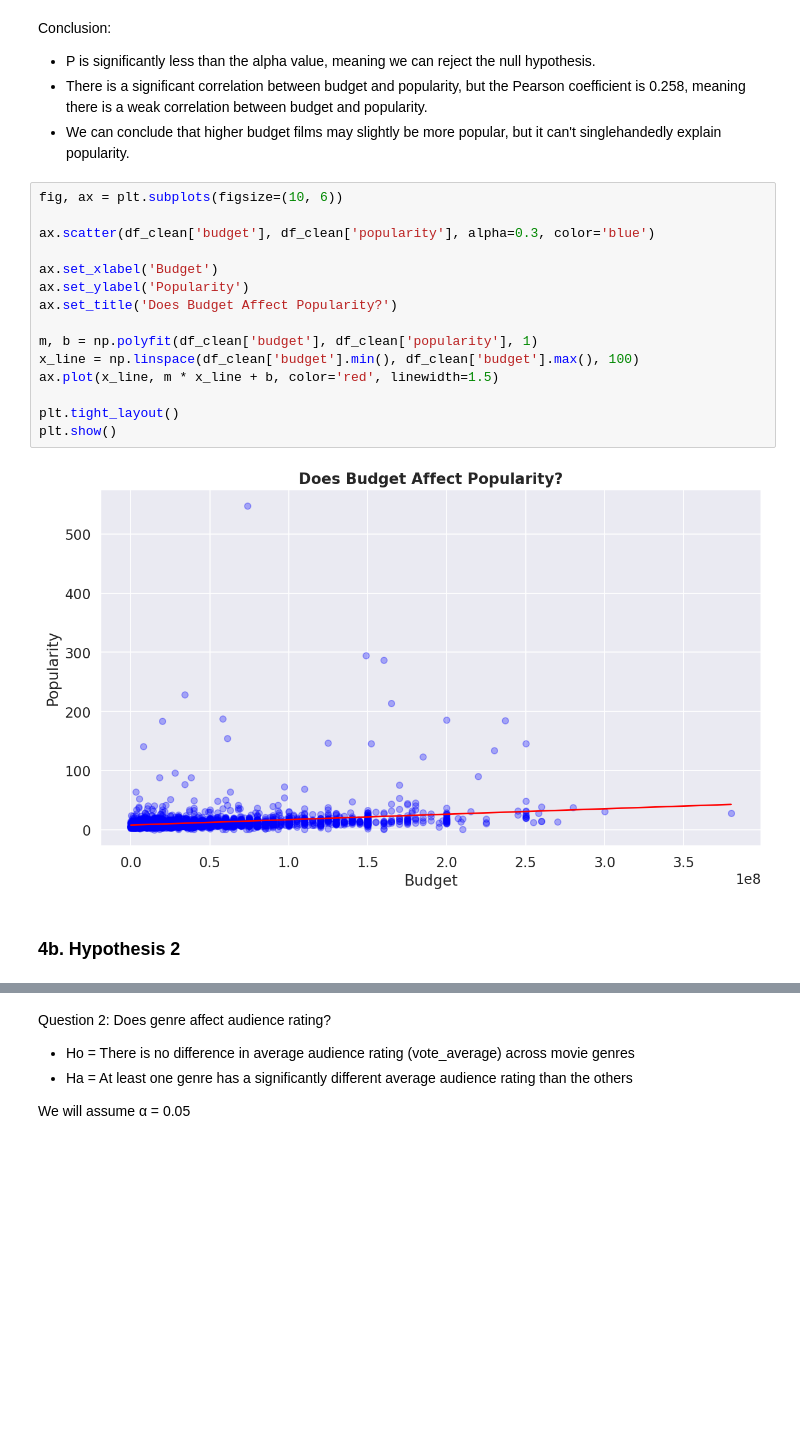
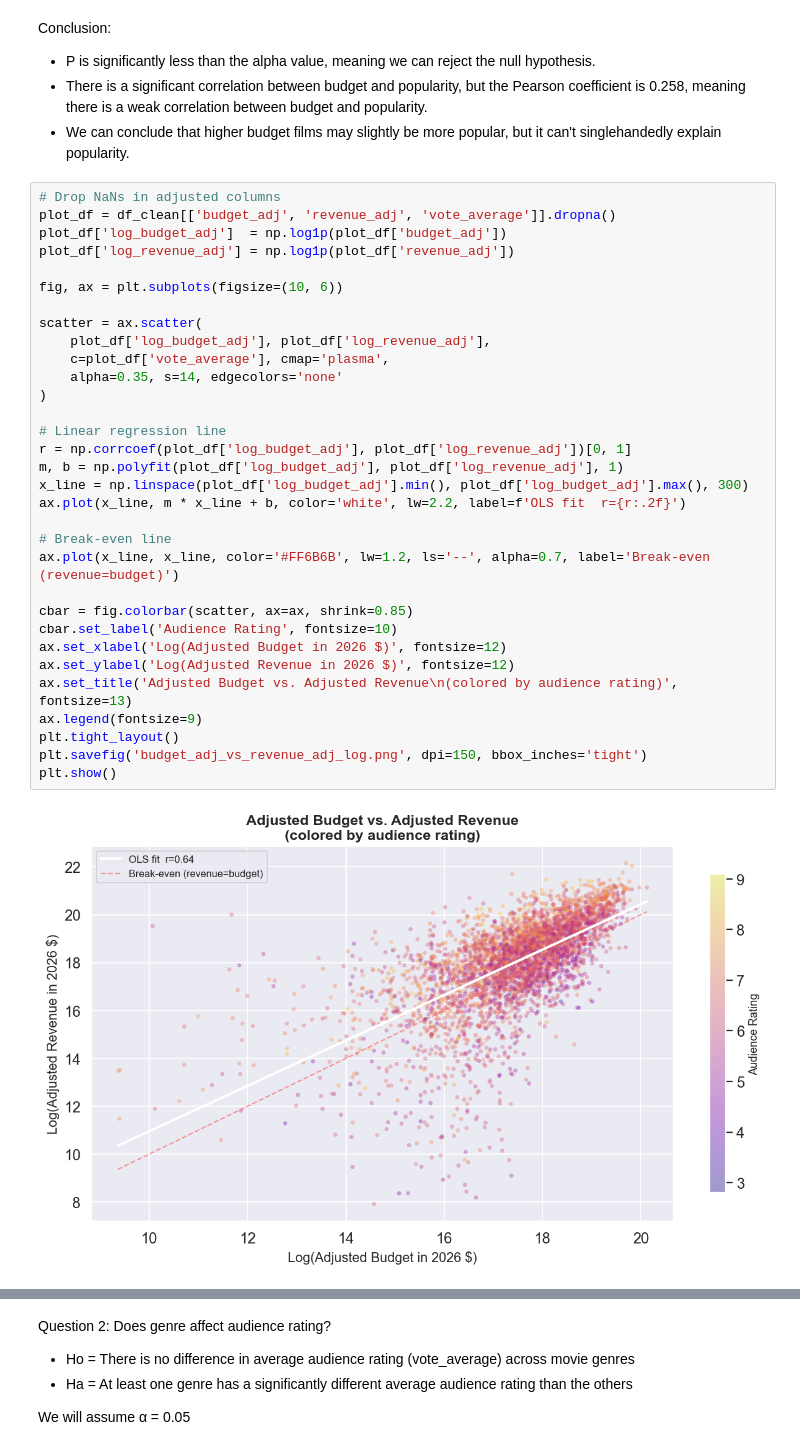
Before and after one commit to DheebhanJeganathan06/CMSC320-Final-Project, a Jupyter notebook: cmsc_320_final_project_checkpoint_2.ipynb, the cells around one changed output, grey strips where cells are left out. Saved outputs shown, nothing was run; the diff lists cells and outputs as text; blank space fills up the shorter version.

```diff
--- a/cmsc_320_final_project_checkpoint_2.ipynb
+++ b/cmsc_320_final_project_checkpoint_2.ipynb
@@ -264,22 +360,37 @@ Conclusion:
 *  P is significantly less than the alpha value, meaning we can reject the null hypothesis.
 *  There is a significant correlation between budget and popularity, but the Pearson coefficient is 0.258, meaning there is a weak correlation between budget and popularity.
 *  We can conclude that higher budget films may slightly be more popular, but it can't singlehandedly explain popularity.
-# %%
-fig, ax = plt.subplots(figsize=(10, 6))
-
-ax.scatter(df_clean['budget'], df_clean['popularity'], alpha=0.3, color='blue')
-
-ax.set_xlabel('Budget')
-ax.set_ylabel('Popularity')
-ax.set_title('Does Budget Affect Popularity?')
-
-m, b = np.polyfit(df_clean['budget'], df_clean['popularity'], 1)
-x_line = np.linspace(df_clean['budget'].min(), df_clean['budget'].max(), 100)
-ax.plot(x_line, m * x_line + b, color='red', linewidth=1.5)
-
-plt.tight_layout()
-plt.show()
-# %% [output]
-[figure, removed]
-# %% [markdown]
-### 4b. Hypothesis 2
+# %%
+# Drop NaNs in adjusted columns
+plot_df = df_clean[['budget_adj', 'revenue_adj', 'vote_average']].dropna()
+plot_df['log_budget_adj']  = np.log1p(plot_df['budget_adj'])
+plot_df['log_revenue_adj'] = np.log1p(plot_df['revenue_adj'])
+
+fig, ax = plt.subplots(figsize=(10, 6))
+
+scatter = ax.scatter(
+    plot_df['log_budget_adj'], plot_df['log_revenue_adj'],
+    c=plot_df['vote_average'], cmap='plasma',
+    alpha=0.35, s=14, edgecolors='none'
+)
+
+# Linear regression line
+r = np.corrcoef(plot_df['log_budget_adj'], plot_df['log_revenue_adj'])[0, 1]
+m, b = np.polyfit(plot_df['log_budget_adj'], plot_df['log_revenue_adj'], 1)
+x_line = np.linspace(plot_df['log_budget_adj'].min(), plot_df['log_budget_adj'].max(), 300)
+ax.plot(x_line, m * x_line + b, color='white', lw=2.2, label=f'OLS fit  r={r:.2f}')
+
+# Break-even line
+ax.plot(x_line, x_line, color='#FF6B6B', lw=1.2, ls='--', alpha=0.7, label='Break-even (revenue=budget)')
+
+cbar = fig.colorbar(scatter, ax=ax, shrink=0.85)
+cbar.set_label('Audience Rating', fontsize=10)
+ax.set_xlabel('Log(Adjusted Budget in 2026 $)', fontsize=12)
+ax.set_ylabel('Log(Adjusted Revenue in 2026 $)', fontsize=12)
+ax.set_title('Adjusted Budget vs. Adjusted Revenue\n(colored by audience rating)', fontsize=13)
+ax.legend(fontsize=9)
+plt.tight_layout()
+plt.savefig('budget_adj_vs_revenue_adj_log.png', dpi=150, bbox_inches='tight')
+plt.show()
+# %% [output]
+[figure, added]
```
Also changed, not shown: parts of 30 cells of this notebook, 6 other files.
